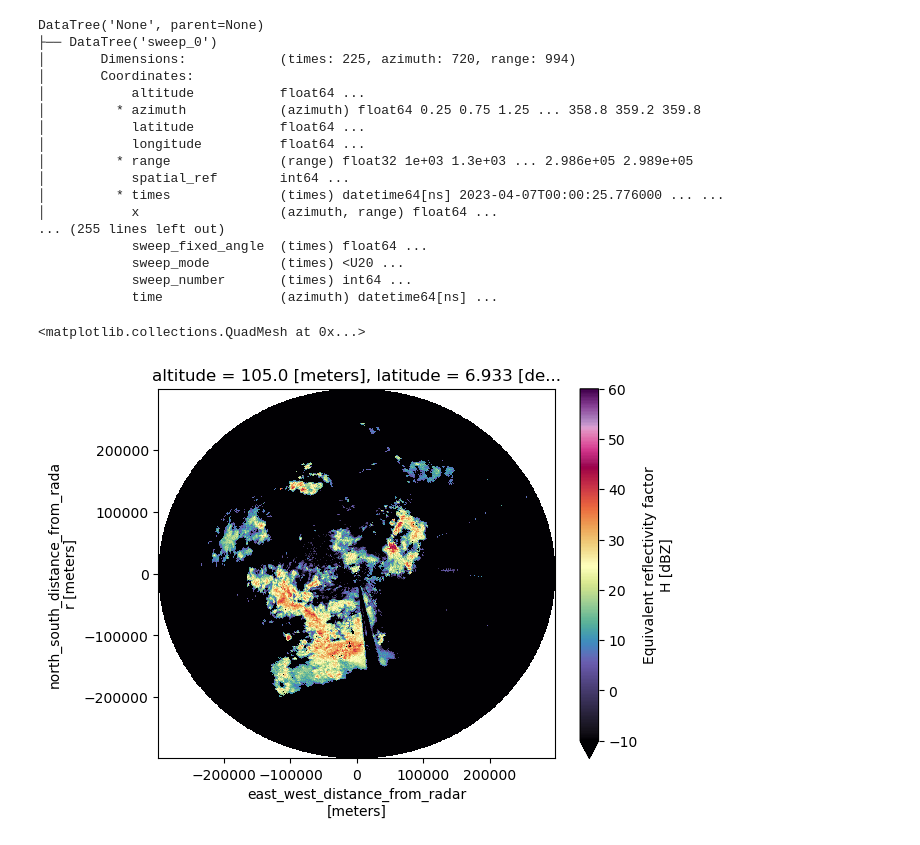
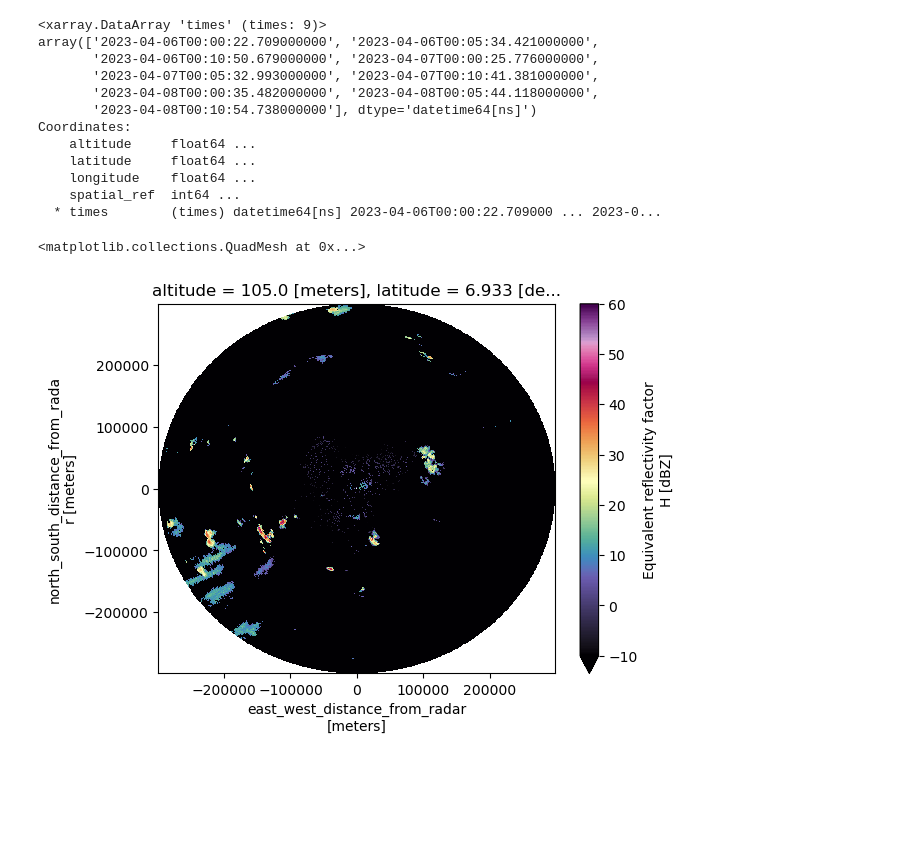
Before and after one commit to aladinor/raw2zarr, a Jupyter notebook: notebooks/appending_Zarr.ipynb, the cells around one changed output. Saved outputs shown, nothing was run; the diff lists cells and outputs as text; code cells hidden in the pictures; blank space fills up the shorter version.

Commit message:
changing new mode from old mode

```diff
--- a/notebooks/appending_Zarr.ipynb
+++ b/notebooks/appending_Zarr.ipynb
@@ -15,6 +5,6 @@ from pyart.graph import cm
 # %%
-path = '/media/alfonso/drive/Alfonso/zarr_radar/new_test_1.zarr'
+path = '/media/alfonso/drive/Alfonso/zarr_radar/bag.zarr'
 # %%
 %%time
-dt = datatree.open_datatree(path, engine='zarr', consolidated=True)
+dt = datatree.open_datatree(path, engine='zarr', consolidated=False)
 # %% [output]
@@ -23,31 +13,27 @@ Wall time: 1.17 s
 # %%
-dt
+# for i in range(9):
+print(dt[f'sweep_{0}'].ds.times)
 # %% [output]
-DataTree('None', parent=None)
-├── DataTree('sweep_0')
-│       Dimensions:            (times: 225, azimuth: 720, range: 994)
-│       Coordinates:
-│           altitude           float64 ...
-│         * azimuth            (azimuth) float64 0.25 0.75 1.25 ... 358.8 359.2 359.8
-│           latitude           float64 ...
-│           longitude          float64 ...
-│         * range              (range) float32 1e+03 1.3e+03 ... 2.986e+05 2.989e+05
-│           spatial_ref        int64 ...
-│         * times              (times) datetime64[ns] 2023-04-07T00:00:25.776000 ... ...
-│           x                  (azimuth, range) float64 ...
-... (255 lines left out)
-            sweep_fixed_angle  (times) float64 ...
-            sweep_mode         (times) <U20 ...
-            sweep_number       (times) int64 ...
-            time               (azimuth) datetime64[ns] ...
+<xarray.DataArray 'times' (times: 9)>
+array(['2023-04-06T00:00:22.709000000', '2023-04-06T00:05:34.421000000',
+       '2023-04-06T00:10:50.679000000', '2023-04-07T00:00:25.776000000',
+       '2023-04-07T00:05:32.993000000', '2023-04-07T00:10:41.381000000',
+       '2023-04-08T00:00:35.482000000', '2023-04-08T00:05:44.118000000',
+       '2023-04-08T00:10:54.738000000'], dtype='datetime64[ns]')
+Coordinates:
+    altitude     float64 ...
+    latitude     float64 ...
+    longitude    float64 ...
+    spatial_ref  int64 ...
+  * times        (times) datetime64[ns] 2023-04-06T00:00:22.709000 ... 2023-0...
 # %%
-dt['sweep_0'].sel(times='2023-04-07 09:25', method='nearest').DBZH.plot(x='x', y='y',
-                                                                       vmin=-10,
-                                                                       vmax=60,
-                                                                       cmap='pyart_ChaseSpectral')
+dt['sweep_0'].sel(times='2023-04-06 00:10', method='nearest').DBZH.plot(x='x', y='y',
+                                                                        vmin=-10,
+                                                                        vmax=60,
+                                                                        cmap='pyart_ChaseSpectral')
 # %% [output]
 <matplotlib.collections.QuadMesh at 0x...>
-[figure, old version]
+[figure, new version]
 # %%
 %%time
 ds = xr.open_zarr(f"{path}/sweep_3", consolidated=False)
```
Also changed, not shown: parts of 6 cells of this notebook, 8 other files.
